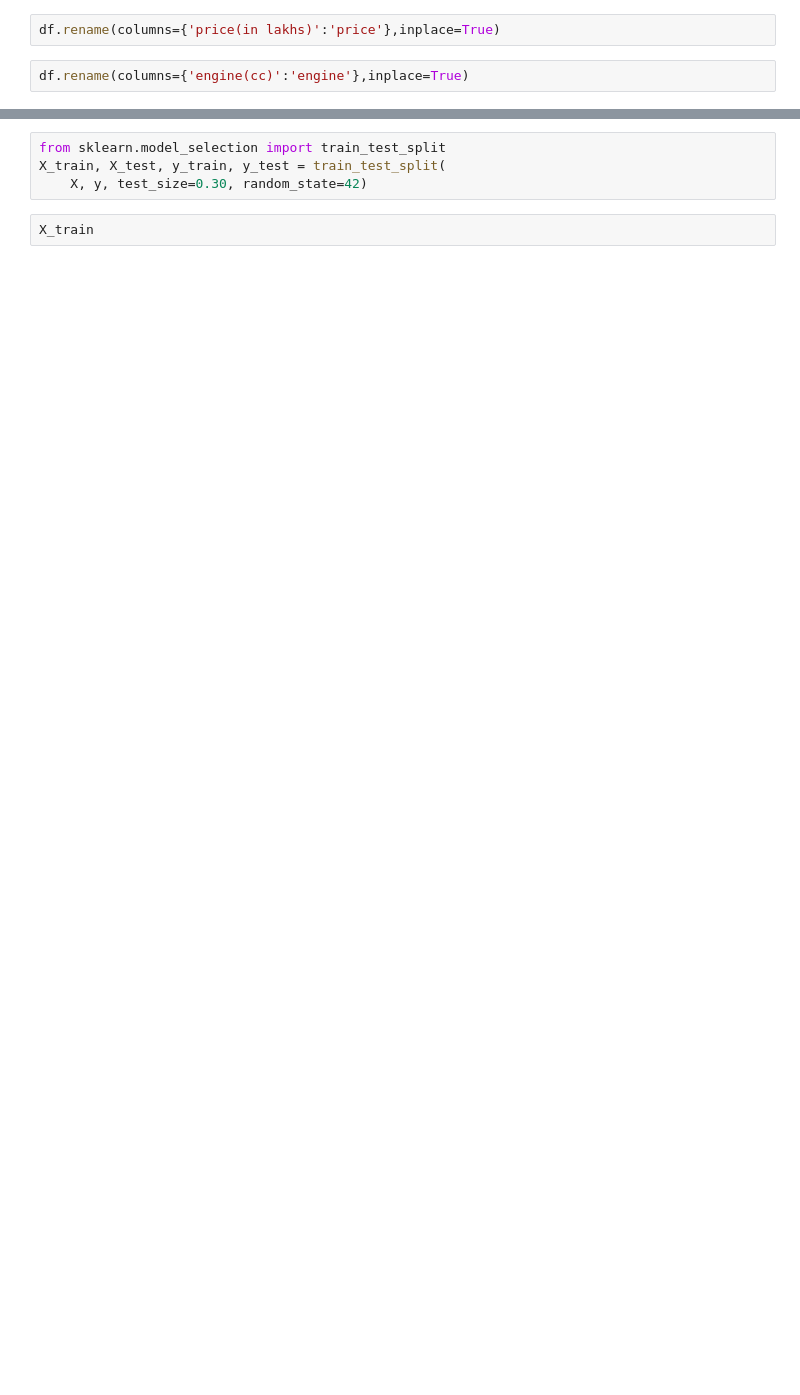
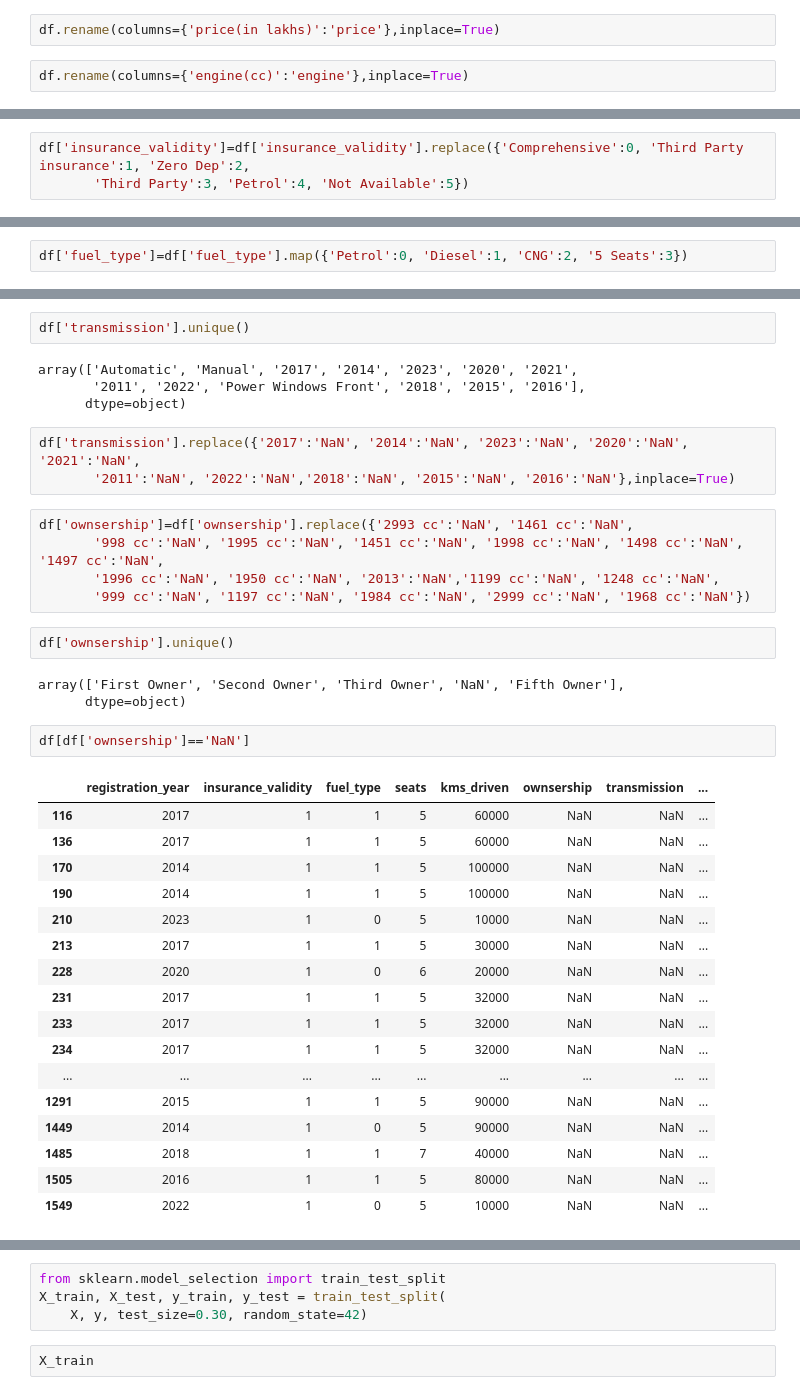
Before and after one commit to RayJ20/Car-Price-prediction, a Jupyter notebook: Car Price prediction.ipynb, the cells around one changed output, grey strips where cells are left out. Saved outputs shown, nothing was run; the diff lists cells and outputs as text; blank space fills up the shorter version.

```diff
--- a/Car Price prediction.ipynb
+++ b/Car Price prediction.ipynb
@@ -24,0 +131,3 @@ df.rename(columns={'engine(cc)':'engine'},inplace=True)
+# %%
+df['insurance_validity']=df['insurance_validity'].replace({'Comprehensive':0, 'Third Party insurance':1, 'Zero Dep':2,
+       'Third Party':3, 'Petrol':4, 'Not Available':5})
@@ -24,0 +147,2 @@ df.rename(columns={'engine(cc)':'engine'},inplace=True)
+# %%
+df['fuel_type']=df['fuel_type'].map({'Petrol':0, 'Diesel':1, 'CNG':2, '5 Seats':3})
@@ -24,0 +163,39 @@ df.rename(columns={'engine(cc)':'engine'},inplace=True)
+# %%
+df['transmission'].unique()
+# %% [output]
+array(['Automatic', 'Manual', '2017', '2014', '2023', '2020', '2021',
+       '2011', '2022', 'Power Windows Front', '2018', '2015', '2016'],
+      dtype=object)
+# %%
+df['transmission'].replace({'2017':'NaN', '2014':'NaN', '2023':'NaN', '2020':'NaN', '2021':'NaN',
+       '2011':'NaN', '2022':'NaN','2018':'NaN', '2015':'NaN', '2016':'NaN'},inplace=True)
+# %%
+df['ownsership']=df['ownsership'].replace({'2993 cc':'NaN', '1461 cc':'NaN',
+       '998 cc':'NaN', '1995 cc':'NaN', '1451 cc':'NaN', '1998 cc':'NaN', '1498 cc':'NaN', '1497 cc':'NaN',
+       '1996 cc':'NaN', '1950 cc':'NaN', '2013':'NaN','1199 cc':'NaN', '1248 cc':'NaN',
+       '999 cc':'NaN', '1197 cc':'NaN', '1984 cc':'NaN', '2999 cc':'NaN', '1968 cc':'NaN'})
+# %%
+df['ownsership'].unique()
+# %% [output]
+array(['First Owner', 'Second Owner', 'Third Owner', 'NaN', 'Fifth Owner'],
+      dtype=object)
+# %%
+df[df['ownsership']=='NaN']
+# %% [output]
+|  | registration_year | insurance_validity | fuel_type | seats | kms_driven | ownsership | transmission | ... |
+| 116 | 2017 | 1 | 1 | 5 | 60000 | NaN | NaN | ... |
+| 136 | 2017 | 1 | 1 | 5 | 60000 | NaN | NaN | ... |
+| 170 | 2014 | 1 | 1 | 5 | 100000 | NaN | NaN | ... |
+| 190 | 2014 | 1 | 1 | 5 | 100000 | NaN | NaN | ... |
+| 210 | 2023 | 1 | 0 | 5 | 10000 | NaN | NaN | ... |
+| 213 | 2017 | 1 | 1 | 5 | 30000 | NaN | NaN | ... |
+| 228 | 2020 | 1 | 0 | 6 | 20000 | NaN | NaN | ... |
+| 231 | 2017 | 1 | 1 | 5 | 32000 | NaN | NaN | ... |
+| 233 | 2017 | 1 | 1 | 5 | 32000 | NaN | NaN | ... |
+| 234 | 2017 | 1 | 1 | 5 | 32000 | NaN | NaN | ... |
+| ... | ... | ... | ... | ... | ... | ... | ... | ... |
+| 1291 | 2015 | 1 | 1 | 5 | 90000 | NaN | NaN | ... |
+| 1449 | 2014 | 1 | 0 | 5 | 90000 | NaN | NaN | ... |
+| 1485 | 2018 | 1 | 1 | 7 | 40000 | NaN | NaN | ... |
+| 1505 | 2016 | 1 | 1 | 5 | 80000 | NaN | NaN | ... |
+| 1549 | 2022 | 1 | 0 | 5 | 10000 | NaN | NaN | ... |
```
Also changed, not shown: parts of 48 cells of this notebook.
